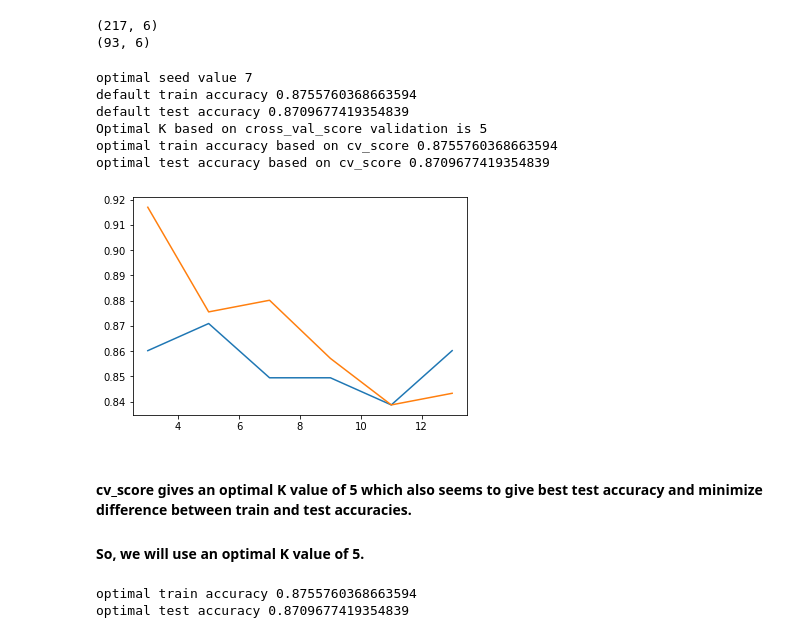
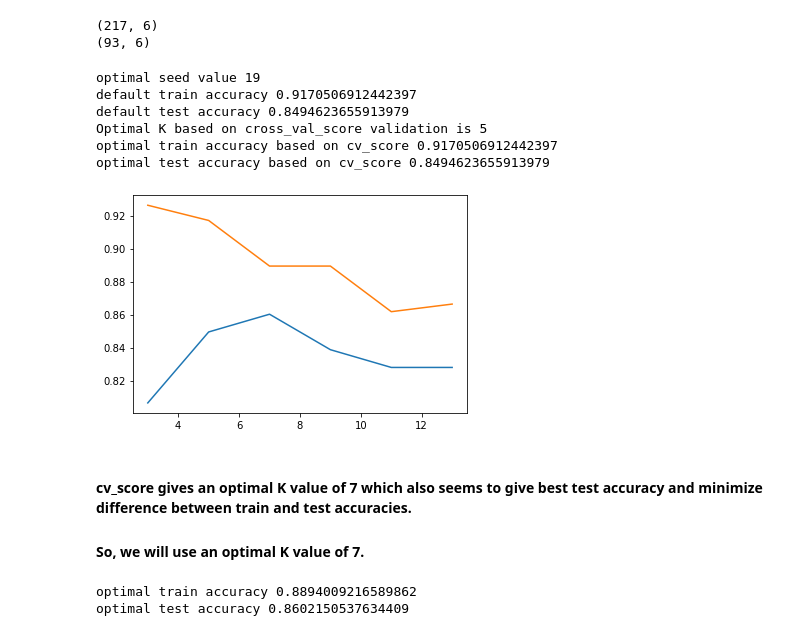
Before and after one commit to dhiraj1540/Classification-using-KNN, a Jupyter notebook: KNN- Patient type Classification.ipynb, the cells around one changed output. Drawn from its saved outputs; the diff is of its cells as text; code cells hidden in the pictures.

```diff
--- a/KNN- Patient type Classification.ipynb
+++ b/KNN- Patient type Classification.ipynb
@@ -189,26 +190,12 @@ x_train.shape
 # %%
-## Just for fun we will run default KNN with different seed values and will pick the seed that gives maximum training score.
-seeds = list(range(1,20))
-seed_scores = []
-for i in seeds:
-    x_train, x_test, y_train, y_test = train_test_split(x, y, test_size = 0.3, random_state = i)
-    NNH = KNeighborsClassifier()
-    NNH.fit(x_train, y_train)
-    seed_scores.append(NNH.score(x_train,y_train))
 
-opt_seed = seeds[seed_scores.index(max(seed_scores))]
-print("optimal seed value", opt_seed)
-
-## We will print accuracies with best seed number and default value of n_neighbours
-
-x_train, x_test, y_train, y_test = train_test_split(x, y, test_size = 0.3, random_state = opt_seed)
-NNH_default = KNeighborsClassifier()
+NNH_default = KNeighborsClassifier()  # Define the KNN classifier object
 NNH_default.fit(x_train, y_train)
 print("default train accuracy", NNH_default.score(x_train, y_train))
 print("default test accuracy", NNH_default.score(x_test, y_test))
 #print(confusion_matrix(y_test, NNH_default.predict(x_test)))
 
-## Using optimal seed above, we will now run KNN for a range of values (sqrt(datapoints)).
+## We will now run KNN for a range of values (sqrt(datapoints)).
 ## We will also look at cross_val_score to see if that can help in getting optimal value of K
 ## Optimizing K value
 
@@ -429,7 +411,7 @@ for i in seeds:
     x_train, x_test, y_train, y_test = train_test_split(X_2, y_2, test_size = 0.3, random_state = i)
     NNH_2 = KNeighborsClassifier()
     NNH_2.fit(x_train, y_train)
-    seed_scores.append(NNH.score(x_train,y_train))
+    seed_scores.append(NNH_2.score(x_train,y_train))
 
 opt_seed = seeds[seed_scores.index(max(seed_scores))]
 print("optimal seed value", opt_seed)
@@ -455,51 +437,51 @@ neighbors = list(filter(lambda x: x % 2 !=0, mylist_2))
 ## Initialize cv_score and accuracy arrays
 cv_scores_2 = []
 train_acc_2 = []
 test_acc_2 = []
 for k_2 in neighbors:
     knn_2 = KNeighborsClassifier(n_neighbors = k_2)
     knn_2.fit(x_train, y_train)
     scores = cross_val_score(knn_2, x_train, y_train, cv=10, scoring = 'accuracy')
     cv_scores_2.append(scores.mean())
     train_acc_2.append(knn_2.score(x_train, y_train))
     test_acc_2.append(knn_2.score(x_test, y_test))
 
 ## Now we will use cv_score to minimize the erorr which will lead us to optimal K value.
 
 misError_2 = [1-x for x in cv_scores_2]
 optimalK_2 = neighbors[misError_2.index(min(misError_2))]
 print("Optimal K based on cross_val_score validation is",optimalK_2)
 
 NNH_final_2 = KNeighborsClassifier(n_neighbors = optimalK_2)
 NNH_final_2.fit(x_train,y_train)
 print("optimal train accuracy based on cv_score", NNH_final_2.score(x_train, y_train))
 print("optimal test accuracy based on cv_score", NNH_final_2.score(x_test, y_test))
 
 ## We will plot train and test accuracies with changing K values.
 plt.plot(neighbors, test_acc_2)
 plt.plot(neighbors, train_acc_2)
 #plt.plot(neighbors, cv_scores)
 plt.show()
 # %% [output]
-optimal seed value 7
-default train accuracy 0.8755760368663594
-default test accuracy 0.8709677419354839
+optimal seed value 19
+default train accuracy 0.9170506912442397
+default test accuracy 0.8494623655913979
 Optimal K based on cross_val_score validation is 5
-optimal train accuracy based on cv_score 0.8755760368663594
-optimal test accuracy based on cv_score 0.8709677419354839
+optimal train accuracy based on cv_score 0.9170506912442397
+optimal test accuracy based on cv_score 0.8494623655913979
-[figure, old version]
+[figure, new version]
 # %% [markdown]
-#### cv_score gives an optimal K value of 5 which also seems to give best test accuracy and minimize difference between train and test accuracies.
+#### cv_score gives an optimal K value of 7 which also seems to give best test accuracy and minimize difference between train and test accuracies.
 
-#### So, we will use an optimal K value of 5.
+#### So, we will use an optimal K value of 7.
 # %%
-NNH_optimized_2 = KNeighborsClassifier(n_neighbors = 5)
+NNH_optimized_2 = KNeighborsClassifier(n_neighbors = 7)
 NNH_optimized_2.fit(x_train,y_train)
 print("optimal train accuracy", NNH_optimized_2.score(x_train, y_train))
 print("optimal test accuracy", NNH_optimized_2.score(x_test, y_test))
 # %% [output]
-optimal train accuracy 0.8755760368663594
-optimal test accuracy 0.8709677419354839
+optimal train accuracy 0.8894009216589862
+optimal test accuracy 0.8602150537634409
 # %%
 y_pred_2 = NNH_optimized_2.predict(x_test)
 print(confusion_matrix(y_test, y_pred_2))
```
Also changed, not shown: parts of 12 cells of this notebook.
